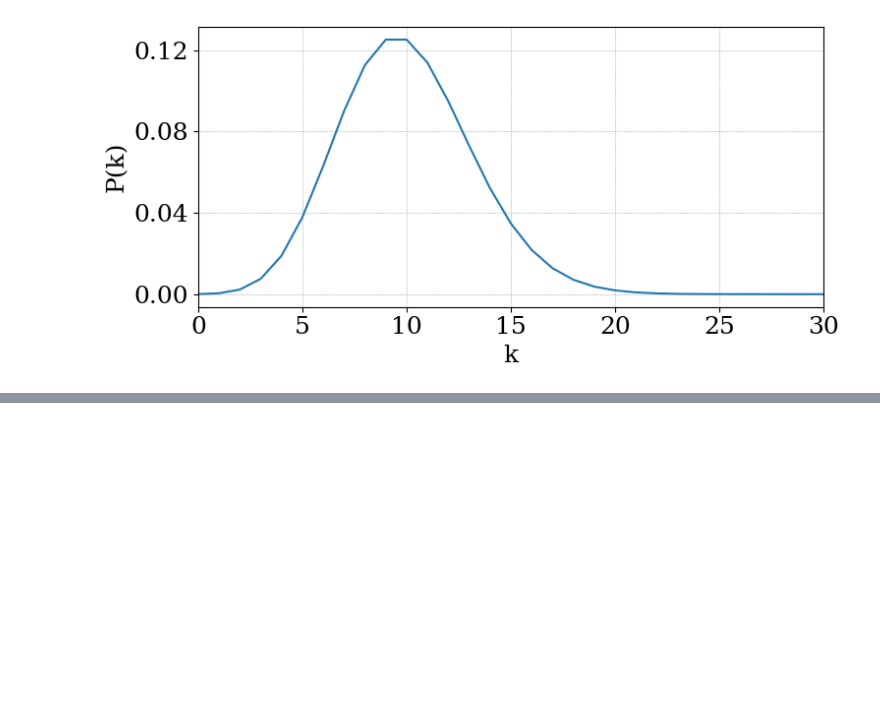
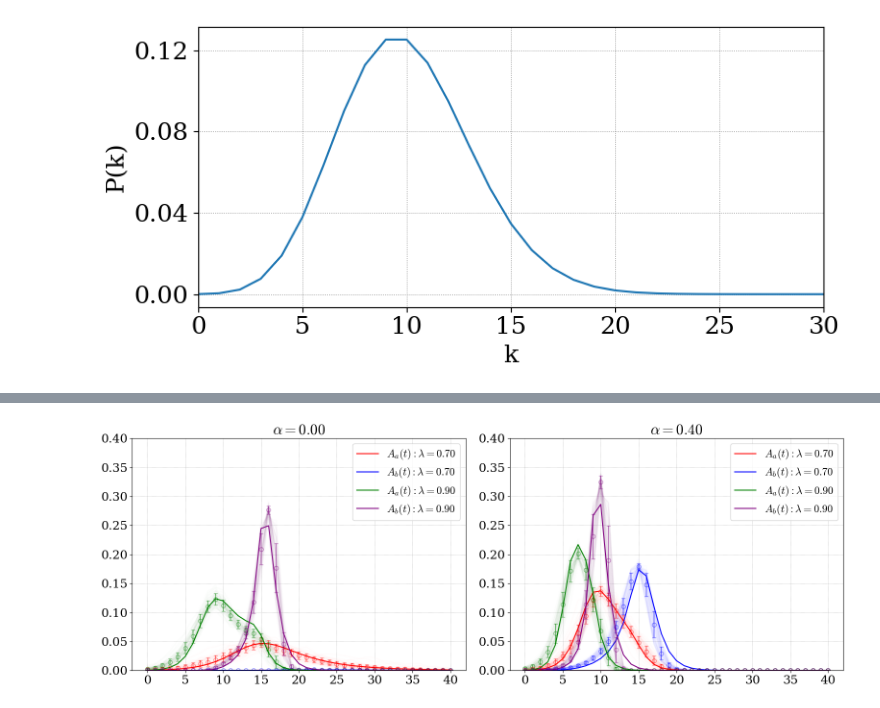
Before and after one commit to Kojirouuuu/network-SAR-EBCM, a Jupyter notebook: notebooks/analyze_from_java_results/analyze.ipynb, the cells around one changed output, grey strips where cells are left out. Saved outputs shown, nothing was run; the diff lists cells and outputs as text; code cells hidden in the pictures; blank space fills up the shorter version.

```diff
--- a/notebooks/analyze_from_java_results/analyze.ipynb
+++ b/notebooks/analyze_from_java_results/analyze.ipynb
@@ -464,0 +557,70 @@ print("標準偏差の形状:", r_results_std_valid.shape)
+# %%
+plt.figure(figsize=(16,6))
+# plt.suptitle(f'All simulation over time: {network}', fontsize=18)
+markers = ['o', 's', '^']  # マーカーの種類
+last_time = 40
+
+for a, alpha_idx in enumerate(alpha_idx_list):
+    alpha = alpha_values[alpha_idx]
+    plt.subplot(1, len(alpha_idx_list), a+1)
+    plt.title(rf'$\alpha={alpha:.2f}$')
+
+    for l, lamb_idx in enumerate(lamb_idx_list):
+        lamb = lambda_values[lamb_idx]
+        valid_trials = [] # 条件を満たす試行のインデックスを保存
+
+        for iteration in range(iterations):
+            if iteration == 1:
+                plt.plot([],[],linestyle='-',color=colors[2*l],alpha=1,label=rf'$A_a(t): \lambda={lamb:.2f}$')
+                plt.plot([],[],linestyle='-',color=colors[2*l+1],alpha=1,label=rf'$A_b(t): \lambda={lamb:.2f}$')
+
+            plt.plot(np.arange(last_time + 1),
+                    aa_results_align[alpha_idx, lamb_idx, iteration, :last_time+1] / (p_list[0]*N),
+                    linestyle='-',
+                    color=colors[2*l],
+                    alpha=0.01)
+            plt.plot(np.arange(last_time + 1),
+                    ab_results_align[alpha_idx, lamb_idx, iteration, :last_time+1] / (p_list[1]*N),
+                    linestyle='-',
+                    color=colors[2*l+1],
+                    alpha=0.01)
+
+            # 条件を満たすかチェック
+            if r_results_align[alpha_idx, lamb_idx, iteration, -1] > 20:
+                valid_trials.append(iteration)
+
+        # 有効な試行の平均と標準偏差を計算してプロット
+        if valid_trials:
+            # Aa(t) の平均と標準偏差
+            mean_aa = np.mean(aa_results_align[alpha_idx, lamb_idx, valid_trials, :last_time+1], axis=0) / (p_list[0] * N)
+            std_aa = np.std(aa_results_align[alpha_idx, lamb_idx, valid_trials, :last_time+1], axis=0) / (p_list[0] * N)
+
+            # Ab(t) の平均と標準偏差
+            mean_ab = np.mean(ab_results_align[alpha_idx, lamb_idx, valid_trials, :last_time+1], axis=0) / (p_list[1] * N)
+            std_ab = np.std(ab_results_align[alpha_idx, lamb_idx, valid_trials, :last_time+1], axis=0) / (p_list[1] * N)
+
+            # 標準偏差のエラーバーを追加
+            plt.errorbar(np.arange(last_time + 1), mean_aa, yerr=std_aa, fmt=markers[0], markerfacecolor='none',color=colors[2*l], markersize=6,linestyle='',capsize=3,ecolor=colors[2*l], alpha=0.5)
+            plt.errorbar(np.arange(last_time + 1), mean_ab, yerr=std_ab, fmt=markers[0], markerfacecolor='none',color=colors[2*l+1], markersize=6,linestyle='',capsize=3,ecolor=colors[2*l+1], alpha=0.5)
+        else:
+            # 有効な試行がない場合、全試行の平均と標準偏差をプロット
+            mean_aa = np.mean(aa_results_align[alpha_idx, lamb_idx, :, :last_time+1], axis=0) / (p_list[0] * N)
+            std_aa = np.std(aa_results_align[alpha_idx, lamb_idx, :, :last_time+1], axis=0) / (p_list[0] * N)
+
+            mean_ab = np.mean(ab_results_align[alpha_idx, lamb_idx, :, :last_time+1], axis=0) / (p_list[1] * N)
+            std_ab = np.std(ab_results_align[alpha_idx, lamb_idx, :, :last_time+1], axis=0) / (p_list[1] * N)
+
+            # 標準偏差のエラーバーを追加
+            plt.errorbar(np.arange(last_time + 1), mean_aa, yerr=std_aa, fmt=markers[0], markerfacecolor='none',color=colors[2*l], markersize=6,linestyle='',capsize=3,ecolor=colors[2*l], alpha=0.5)
+            plt.errorbar(np.arange(last_time + 1), mean_ab, yerr=std_ab, fmt=markers[0], markerfacecolor='none',color=colors[2*l+1], markersize=6,linestyle='',capsize=3,ecolor=colors[2*l+1], alpha=0.5)
+
+        plt.plot(np.arange(last_time + 1), aa_t_ana[alpha_idx, lamb_idx, :last_time+1], color=colors[2*l])
+        plt.plot(np.arange(last_time + 1), ab_t_ana[alpha_idx, lamb_idx, :last_time+1], color=colors[2*l+1])
+
+        plt.legend()
+        plt.tight_layout()
+    plt.ylim(0,0.4)
+    plt.grid('True')
+plt.show()
+# %% [output]
+[figure, added]
```
Also changed, not shown: parts of 18 cells of this notebook, 4 other files.
